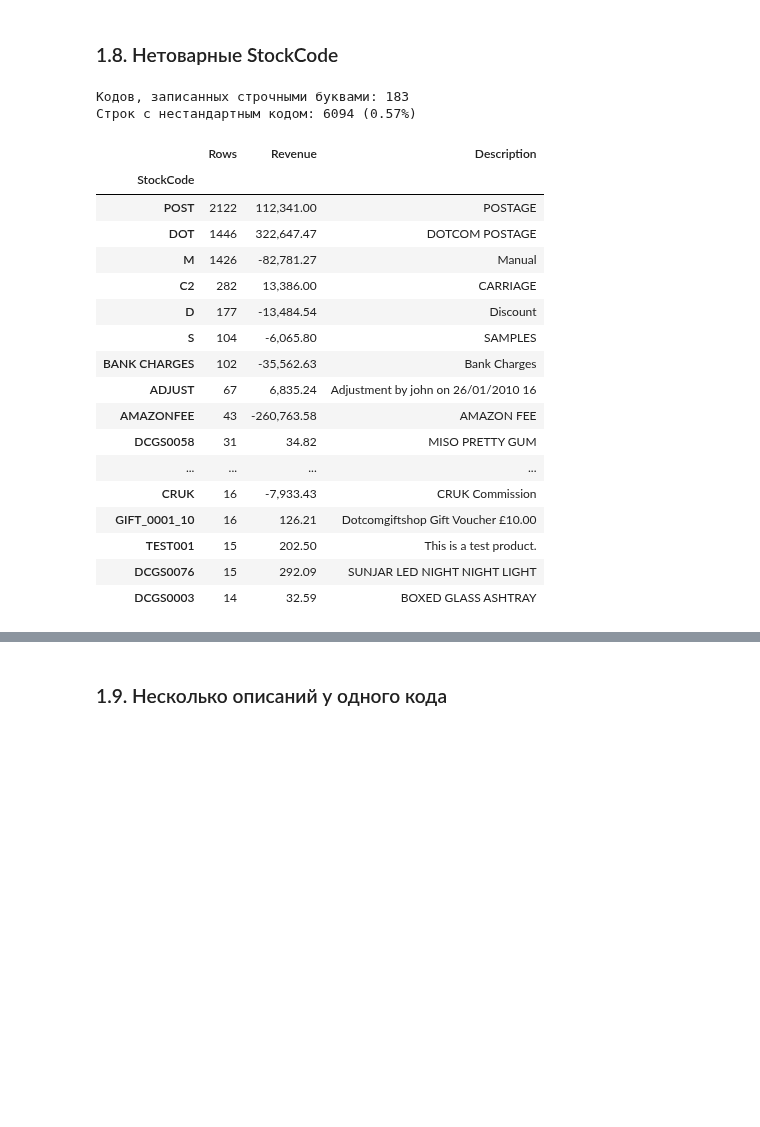
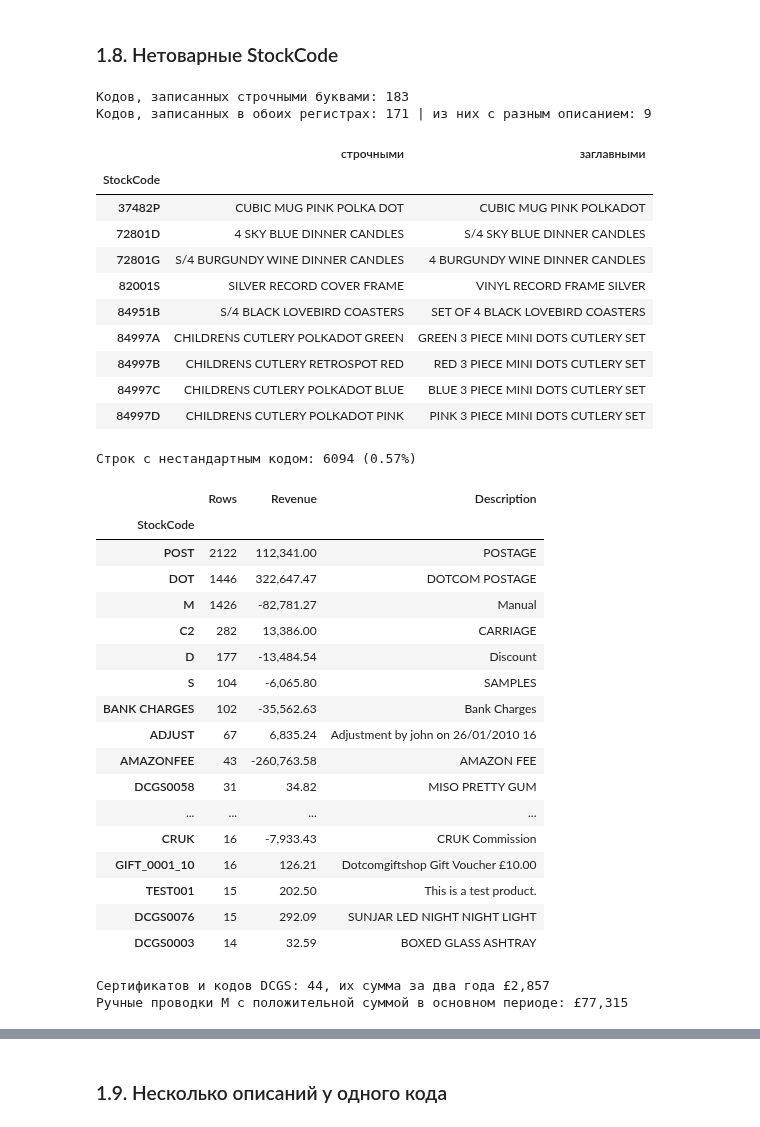
Before and after one commit to AnastasiaPatrusheva/Data-Analytics-Portfolio, a Jupyter notebook: abc-xyz-assortment/abc_xyz_analysis.ipynb, the cells around one changed output, grey strips where cells are left out. Drawn from its saved outputs; the diff is of its cells as text; code cells hidden in the pictures; blank space fills up the shorter version.

```diff
--- a/abc-xyz-assortment/abc_xyz_analysis.ipynb
+++ b/abc-xyz-assortment/abc_xyz_analysis.ipynb
@@ -350,40 +353,78 @@ Name: count, dtype: Int64
 # %%
 # Коды в разном регистре: один и тот же товар (15056BL и 15056bl)
 upper_code = data["StockCode"].str.upper()
 print("Кодов, записанных строчными буквами:", data.loc[data["StockCode"] != upper_code, "StockCode"].nunique())
+# Один ли это товар: сравниваем самое частое описание у записи строчными и заглавными буквами
+has_lower = upper_code.isin(upper_code[data["StockCode"] != upper_code]) & data["Description"].notna()
+names_by_case = (
+    data[has_lower]
+    .groupby([upper_code[has_lower], (data["StockCode"] == upper_code)[has_lower]])["Description"]
+    .agg(lambda names: names.str.strip().mode().iloc[0])
+    .unstack()
+    .dropna()
+    .set_axis(["строчными", "заглавными"], axis=1)
+)
+different_names = names_by_case[names_by_case["строчными"] != names_by_case["заглавными"]]
+print("Кодов, записанных в обоих регистрах:", len(names_by_case), "| из них с разным описанием:", len(different_names))
+display(different_names)
 data["StockCode"] = upper_code
 
 is_product = data["StockCode"].str.match(PRODUCT_CODE)
 print("Строк с нестандартным кодом:", (~is_product).sum(), f"({(~is_product).mean():.2%})")
 
 special_codes = (
     data[~is_product]
     .groupby("StockCode")
     .agg(Rows=("Revenue", "size"), Revenue=("Revenue", "sum"), Description=("Description", "first"))
     .sort_values("Rows", ascending=False)
 )
 display(special_codes.head(20))
+
+# Нестандартные коды, похожие на товары: подарочные сертификаты и позиции DCGS
+looks_like_goods = special_codes.index.str.match(r"^(GIFT|DCGS)")
+print(f"Сертификатов и кодов DCGS: {looks_like_goods.sum()}, их сумма за два года £"
+      f"{special_codes.loc[looks_like_goods, 'Revenue'].sum():,.0f}")
+
+# Ручные проводки M с положительной суммой в основном периоде: за ними могут стоять продажи товаров
+manual_positive = data[(data["StockCode"] == "M") & (data["Quantity"] > 0) & (data["Price"] > 0)
+                       & data["Invoice"].str[0].str.isdigit()
+                       & (data["Month"] >= MAIN_START) & (data["Month"] <= MAIN_END)].drop_duplicates()
+print(f"Ручные проводки M с положительной суммой в основном периоде: £{manual_positive['Revenue'].sum():,.0f}")
 # %% [output]
 Кодов, записанных строчными буквами: 183
-Строк с нестандартным кодом: 6094 (0.57%)
+Кодов, записанных в обоих регистрах: 171 | из них с разным описанием: 9
-|  | Rows | Revenue | Description |
-| StockCode |  |  |  |
-| POST | 2122 | 112,341.00 | POSTAGE |
-| DOT | 1446 | 322,647.47 | DOTCOM POSTAGE |
-| M | 1426 | -82,781.27 | Manual |
-| C2 | 282 | 13,386.00 | CARRIAGE |
-| D | 177 | -13,484.54 | Discount |
-| S | 104 | -6,065.80 | SAMPLES |
-| BANK CHARGES | 102 | -35,562.63 | Bank Charges |
-| ADJUST | 67 | 6,835.24 | Adjustment by john on 26/01/2010 16 |
-| AMAZONFEE | 43 | -260,763.58 | AMAZON FEE |
-| DCGS0058 | 31 | 34.82 | MISO PRETTY GUM |
-| ... | ... | ... | ... |
-| CRUK | 16 | -7,933.43 | CRUK Commission |
-| GIFT_0001_10 | 16 | 126.21 | Dotcomgiftshop Gift Voucher £10.00 |
-| TEST001 | 15 | 202.50 | This is a test product. |
-| DCGS0076 | 15 | 292.09 | SUNJAR LED NIGHT NIGHT LIGHT |
-| DCGS0003 | 14 | 32.59 | BOXED GLASS ASHTRAY |
+|  | строчными | заглавными |
+| StockCode |  |  |
+| 37482P | CUBIC MUG PINK POLKA DOT | CUBIC MUG PINK POLKADOT |
+| 72801D | 4 SKY BLUE DINNER CANDLES | S/4 SKY BLUE DINNER CANDLES |
+| 72801G | S/4 BURGUNDY WINE DINNER CANDLES | 4 BURGUNDY WINE DINNER CANDLES |
+| 82001S | SILVER RECORD COVER FRAME | VINYL RECORD FRAME SILVER |
+| 84951B | S/4 BLACK LOVEBIRD COASTERS | SET OF 4 BLACK LOVEBIRD COASTERS |
+| 84997A | CHILDRENS CUTLERY POLKADOT GREEN | GREEN 3 PIECE MINI DOTS CUTLERY SET |
+| 84997B | CHILDRENS CUTLERY RETROSPOT RED | RED 3 PIECE MINI DOTS CUTLERY SET |
+| 84997C | CHILDRENS CUTLERY POLKADOT BLUE | BLUE 3 PIECE MINI DOTS CUTLERY SET |
+| 84997D | CHILDRENS CUTLERY POLKADOT PINK | PINK 3 PIECE MINI DOTS CUTLERY SET |
+Строк с нестандартным кодом: 6094 (0.57%)
+|  | Rows | Revenue | Description |
+| StockCode |  |  |  |
+| POST | 2122 | 112,341.00 | POSTAGE |
+| DOT | 1446 | 322,647.47 | DOTCOM POSTAGE |
+| M | 1426 | -82,781.27 | Manual |
+| C2 | 282 | 13,386.00 | CARRIAGE |
+| D | 177 | -13,484.54 | Discount |
+| S | 104 | -6,065.80 | SAMPLES |
+| BANK CHARGES | 102 | -35,562.63 | Bank Charges |
+| ADJUST | 67 | 6,835.24 | Adjustment by john on 26/01/2010 16 |
+| AMAZONFEE | 43 | -260,763.58 | AMAZON FEE |
+| DCGS0058 | 31 | 34.82 | MISO PRETTY GUM |
+| ... | ... | ... | ... |
+| CRUK | 16 | -7,933.43 | CRUK Commission |
+| GIFT_0001_10 | 16 | 126.21 | Dotcomgiftshop Gift Voucher £10.00 |
+| TEST001 | 15 | 202.50 | This is a test product. |
+| DCGS0076 | 15 | 292.09 | SUNJAR LED NIGHT NIGHT LIGHT |
+| DCGS0003 | 14 | 32.59 | BOXED GLASS ASHTRAY |
+Сертификатов и кодов DCGS: 44, их сумма за два года £2,857
+Ручные проводки M с положительной суммой в основном периоде: £77,315
 # %% [markdown]
 **Вывод.** Стандартный код товара состоит из пяти цифр, после которых могут идти буквы варианта.
 
```
Also changed, not shown: parts of 72 cells of this notebook, 6 other files.
